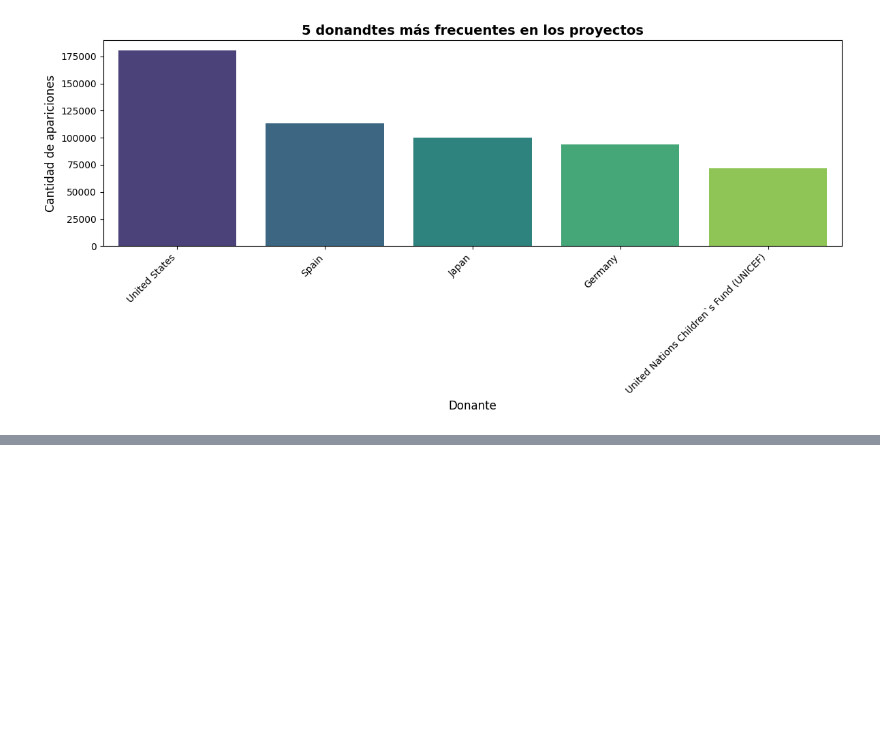
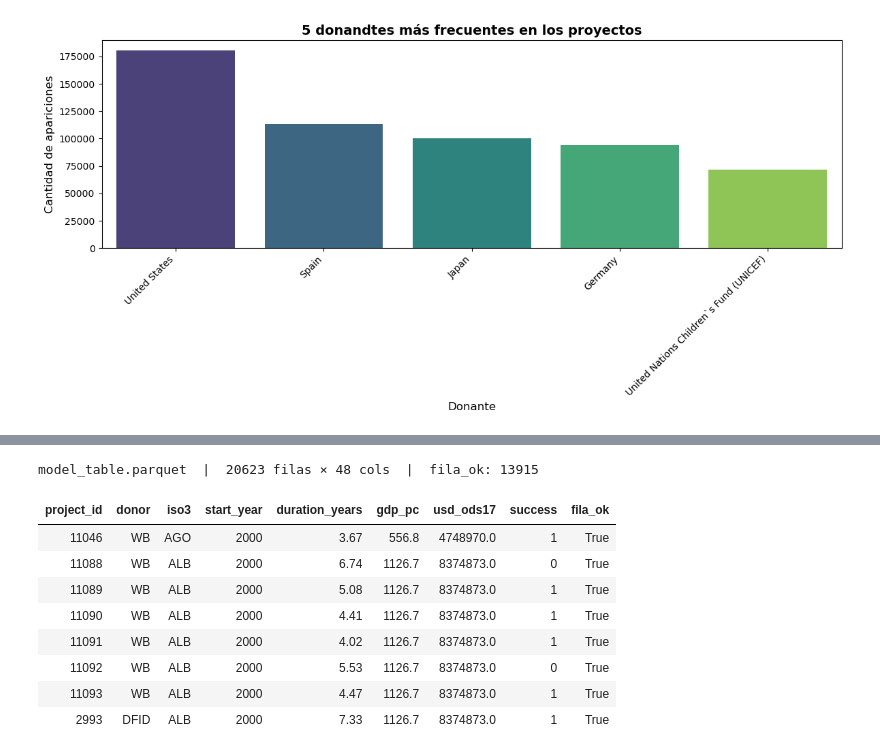
Before and after one commit to hexed-AAL1X/Omega, a Jupyter notebook: EDA.ipynb, the cells around one changed output, grey strips where cells are left out. Drawn from its saved outputs; the diff is of its cells as text; code cells hidden in the pictures; blank space fills up the shorter version.

```diff
--- a/EDA.ipynb
+++ b/EDA.ipynb
@@ -186,0 +642,44 @@ shape: (9, 29)
+# %%
+# Evidencia de la data (Figura 4) — corre esta celda y captura la tabla
+from pathlib import Path
+import polars as pl
+
+src = Path("datasets/parquet/model_table.parquet")
+if not src.is_file():
+    src = Path("/home/aal1x/repo/Concurrente/datasets/parquet/model_table.parquet")
+tabla = pl.read_parquet(src)
+
+print(
+    f"model_table.parquet  |  {tabla.height} filas × {tabla.width} cols  |  "
+    f"fila_ok: {tabla.select(pl.col('fila_ok').sum()).item()}"
+)
+
+evidencia = (
+    tabla.filter(
+        pl.col("fila_ok")
+        & pl.col("usd_ods17").is_not_null()
+        & pl.col("gdp_pc").is_not_null()
+    )
+    .select(
+        "project_id", "donor", "iso3", "start_year",
+        "duration_years", "gdp_pc", "usd_ods17", "success", "fila_ok",
+    )
+    .head(8)
+    .with_columns(
+        pl.col("duration_years").round(2),
+        pl.col("gdp_pc").round(1),
+        pl.col("usd_ods17").round(0),
+    )
+)
+evidencia.to_pandas()
+# %% [output]
+model_table.parquet  |  20623 filas × 48 cols  |  fila_ok: 13915
+| project_id | donor | iso3 | start_year | duration_years | gdp_pc | usd_ods17 | success | fila_ok |
+| 11046 | WB | AGO | 2000 | 3.67 | 556.8 | 4748970.0 | 1 | True |
+| 11088 | WB | ALB | 2000 | 6.74 | 1126.7 | 8374873.0 | 0 | True |
+| 11089 | WB | ALB | 2000 | 5.08 | 1126.7 | 8374873.0 | 1 | True |
+| 11090 | WB | ALB | 2000 | 4.41 | 1126.7 | 8374873.0 | 1 | True |
+| 11091 | WB | ALB | 2000 | 4.02 | 1126.7 | 8374873.0 | 1 | True |
+| 11092 | WB | ALB | 2000 | 5.53 | 1126.7 | 8374873.0 | 0 | True |
+| 11093 | WB | ALB | 2000 | 4.47 | 1126.7 | 8374873.0 | 1 | True |
+| 2993 | DFID | ALB | 2000 | 7.33 | 1126.7 | 8374873.0 | 1 | True |
```
Also changed, not shown: parts of 21 cells of this notebook, 2 other files.
